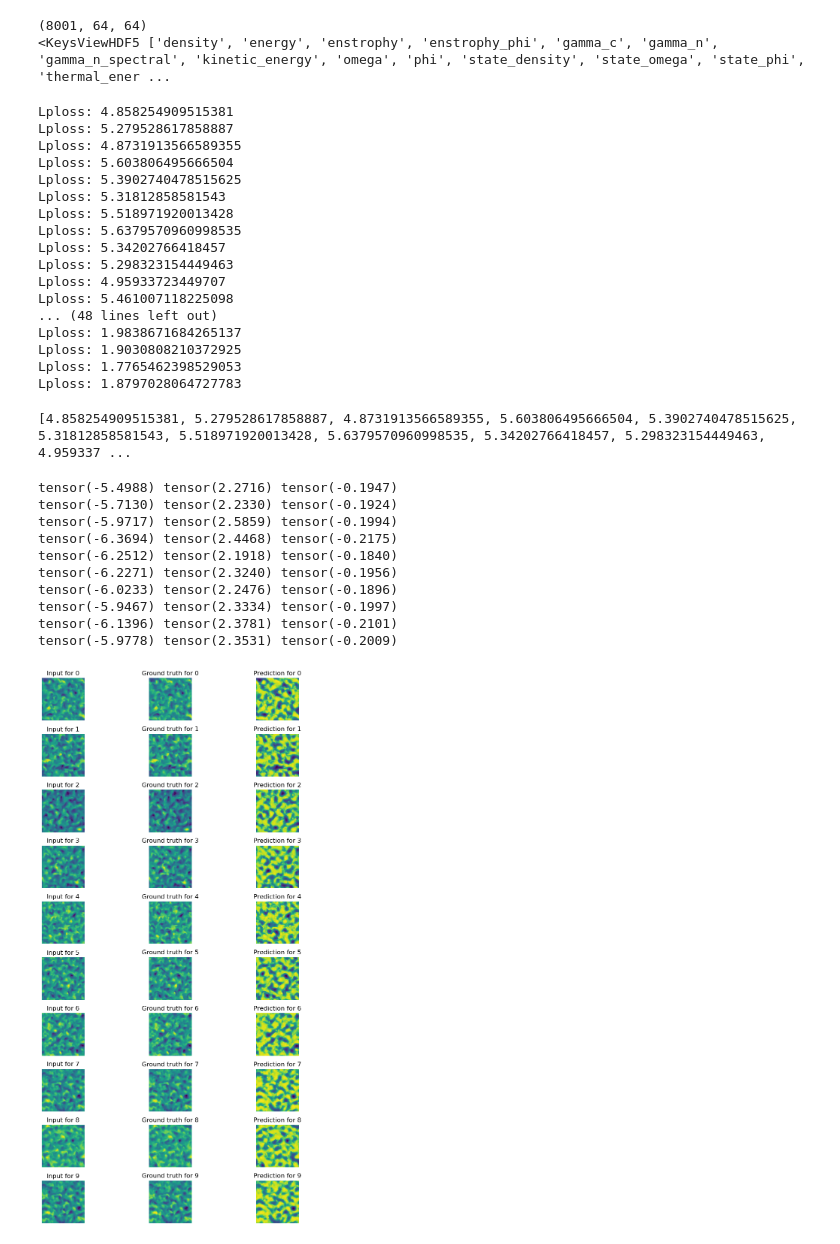
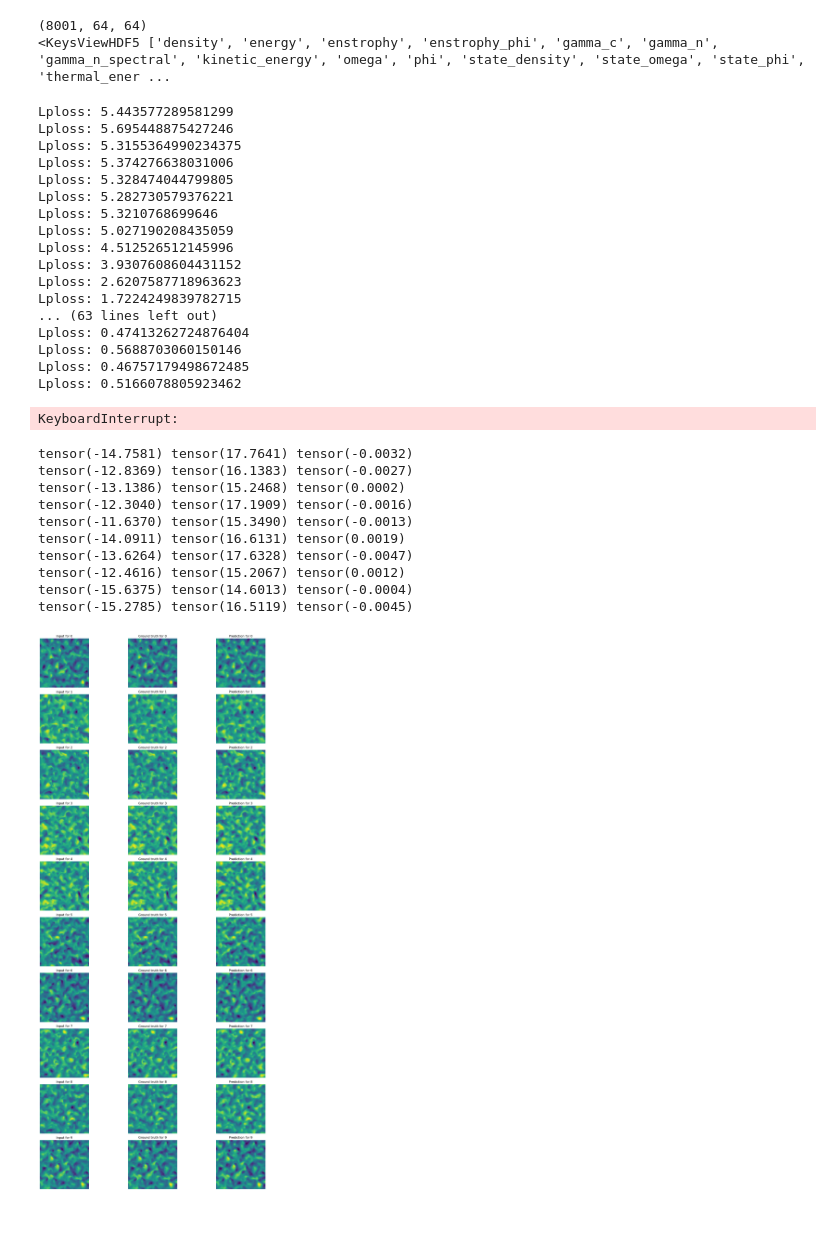
Before and after one commit to Anthony50102/DQFNO, a Jupyter notebook: examples/hasegawa_wakatini.ipynb, the cells around one changed output. Cells and saved outputs as stored; diff of their text form; code cells hidden in the pictures.

```diff
--- a/examples/hasegawa_wakatini.ipynb
+++ b/examples/hasegawa_wakatini.ipynb
@@ -71,12 +71,12 @@ test_files = paired_files[split_idx:]
 for (input_file, target_file) in train_files:
     data = load_h5_pair(input_file, target_file, 'cpu')
 # %%
-modes = [(64,64), (128,128), (32,32)]
+modes = [(16,16), (32,32), (8,8)]
 model = DQFNO(
     modes=modes,
     in_channels=1,
     out_channels=1,
-    hidden_channels=8,
+    hidden_channels=64,
 )
 model.cpu()
 lpLoss= LpLoss(d=4,p=2, reduction='mean')
@@ -87,7 +87,7 @@ optim = torch.optim.Adam(model.parameters(), lr=.0001)
 # Training loop with global normalization
 losses = []
 model.train()
-for j in range(1):
+for j in range(5):
     for i, (input_file, target_file) in enumerate(train_files):
         optim.zero_grad()
         data = load_h5_pair(input_file, target_file, 'cpu')
@@ -109,67 +109,64 @@ for j in range(1):
             print(f"Lploss: {float(loss)}")
             losses.append(float(loss))
 # %% [output]
-Lploss: 4.858254909515381
-Lploss: 5.279528617858887
-Lploss: 4.8731913566589355
-Lploss: 5.603806495666504
-Lploss: 5.3902740478515625
-Lploss: 5.31812858581543
-Lploss: 5.518971920013428
-Lploss: 5.6379570960998535
-Lploss: 5.34202766418457
-Lploss: 5.298323154449463
-Lploss: 4.95933723449707
-Lploss: 5.461007118225098
-... (48 lines left out)
-Lploss: 1.9838671684265137
-Lploss: 1.9030808210372925
-Lploss: 1.7765462398529053
-Lploss: 1.8797028064727783
+Lploss: 5.443577289581299
+Lploss: 5.695448875427246
+Lploss: 5.3155364990234375
+Lploss: 5.374276638031006
+Lploss: 5.328474044799805
+Lploss: 5.282730579376221
+Lploss: 5.3210768699646
+Lploss: 5.027190208435059
+Lploss: 4.512526512145996
+Lploss: 3.9307608604431152
+Lploss: 2.6207587718963623
+Lploss: 1.7224249839782715
+... (63 lines left out)
+Lploss: 0.47413262724876404
+Lploss: 0.5688703060150146
+Lploss: 0.46757179498672485
+Lploss: 0.5166078805923462
+KeyboardInterrupt:
-# %%
-print(losses)
-# %% [output]
-[4.858254909515381, 5.279528617858887, 4.8731913566589355, 5.603806495666504, 5.3902740478515625, 5.31812858581543, 5.518971920013428, 5.6379570960998535, 5.34202766418457, 5.298323154449463, 4.959337 ...
 # %%
 # Test the trained model
 with torch.no_grad():
     plots = 10
-    fig, ax = plt.subplots(plots,3, figsize=(10,15))
+    fig, ax = plt.subplots(plots,3, figsize=(16,30))
 
     for i, (input_file, target_file) in enumerate(test_files):
         if i >=plots:
             break
         data = load_h5_pair(input_file, target_file, 'cpu')
         x, y = data
         x = x.reshape(1, 1, 10, 3, 64,64) # B, C, T, V, X, Y
         y = y.reshape(1, 1, 10, 3, 64,64) # B, C, T, V, X, Y
         pred = model(x)
         print(pred.min(), pred.max(), pred.mean())
 
-        x_image = x[0,0,0,0]
-        y_image = y[0,0,0,0]
-        pred_image = pred[0,0,0,0]
+        x_image = x[0,0,0,1]
+        y_image = y[0,0,0,1]
+        pred_image = pred[0,0,0,1]
         ax[i,0].imshow(x_image)
         ax[i,0].set_title(f"Input for {i}")
         ax[i,0].axis('off')
         ax[i,1].imshow(y_image)
         ax[i,1].set_title(f"Ground truth for {i}")
         ax[i,1].axis('off')
         ax[i,2].imshow(pred_image)
         ax[i,2].set_title(f"Prediction for {i}")
         ax[i,2].axis('off')
 
     plt.tight_layout()
     plt.show()
 # %% [output]
-tensor(-5.4988) tensor(2.2716) tensor(-0.1947)
-tensor(-5.7130) tensor(2.2330) tensor(-0.1924)
-tensor(-5.9717) tensor(2.5859) tensor(-0.1994)
-tensor(-6.3694) tensor(2.4468) tensor(-0.2175)
-tensor(-6.2512) tensor(2.1918) tensor(-0.1840)
-tensor(-6.2271) tensor(2.3240) tensor(-0.1956)
-tensor(-6.0233) tensor(2.2476) tensor(-0.1896)
-tensor(-5.9467) tensor(2.3334) tensor(-0.1997)
-tensor(-6.1396) tensor(2.3781) tensor(-0.2101)
-tensor(-5.9778) tensor(2.3531) tensor(-0.2009)
+tensor(-14.7581) tensor(17.7641) tensor(-0.0032)
+tensor(-12.8369) tensor(16.1383) tensor(-0.0027)
+tensor(-13.1386) tensor(15.2468) tensor(0.0002)
+tensor(-12.3040) tensor(17.1909) tensor(-0.0016)
+tensor(-11.6370) tensor(15.3490) tensor(-0.0013)
+tensor(-14.0911) tensor(16.6131) tensor(0.0019)
+tensor(-13.6264) tensor(17.6328) tensor(-0.0047)
+tensor(-12.4616) tensor(15.2067) tensor(0.0012)
+tensor(-15.6375) tensor(14.6013) tensor(-0.0004)
+tensor(-15.2785) tensor(16.5119) tensor(-0.0045)
-[figure, old version]
+[figure, new version]
```
Also changed, not shown: 4 other files.
